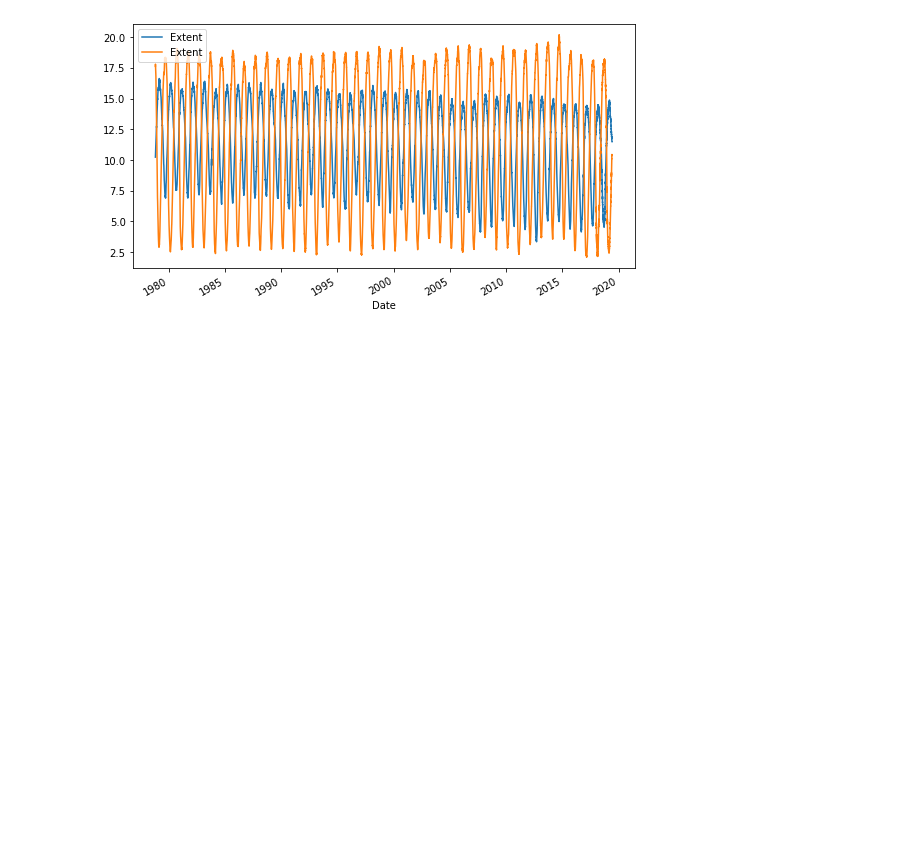
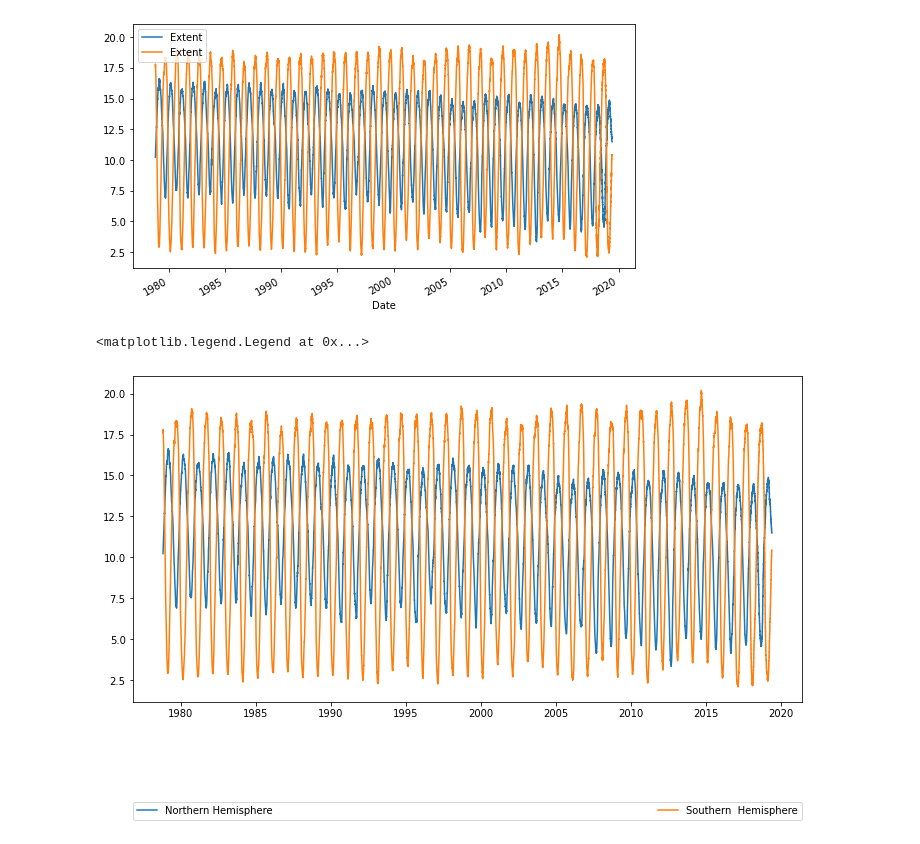
Before and after one commit to eyalnus/Python-Data, a Jupyter notebook: Pandas-full.ipynb, the cells around one changed output. Saved outputs shown, nothing was run; the diff lists cells and outputs as text; code cells hidden in the pictures; blank space fills up the shorter version.

```diff
--- a/Pandas-full.ipynb
+++ b/Pandas-full.ipynb
@@ -693,3 +693,14 @@ north    AxesSubplot(0.125,0.2;0.775x0.68)
 south    AxesSubplot(0.125,0.2;0.775x0.68)
 dtype: object
 [figure]
+# %%
+fig=plt.figure(figsize=(12, 6))
+north = sea_ice[sea_ice.hemisphere == "north"]
+south = sea_ice[sea_ice.hemisphere == "south"]
+plt.plot(north.index,north.Extent,label='Northern Hemisphere')
+plt.plot(south.index,south.Extent,label='Southern  Hemisphere')
+plt.legend(bbox_to_anchor=(0., -.362, 1., .102), loc=3, ncol=2,
+           mode="expand", borderaxespad=0.)
+# %% [output]
+<matplotlib.legend.Legend at 0x...>
+[figure, added]
```
Also changed, not shown: parts of 6 cells of this notebook, 1 other file.
